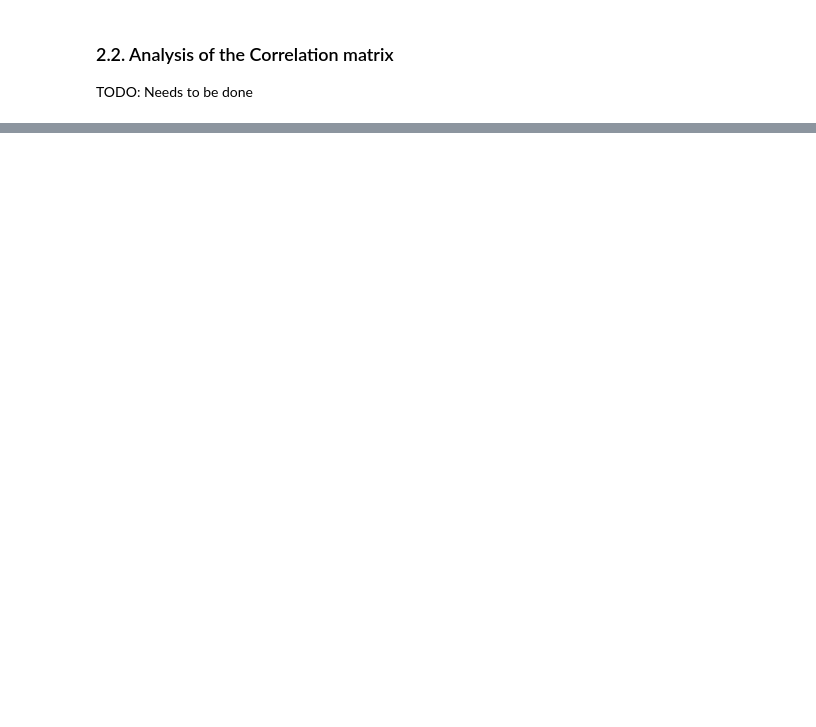
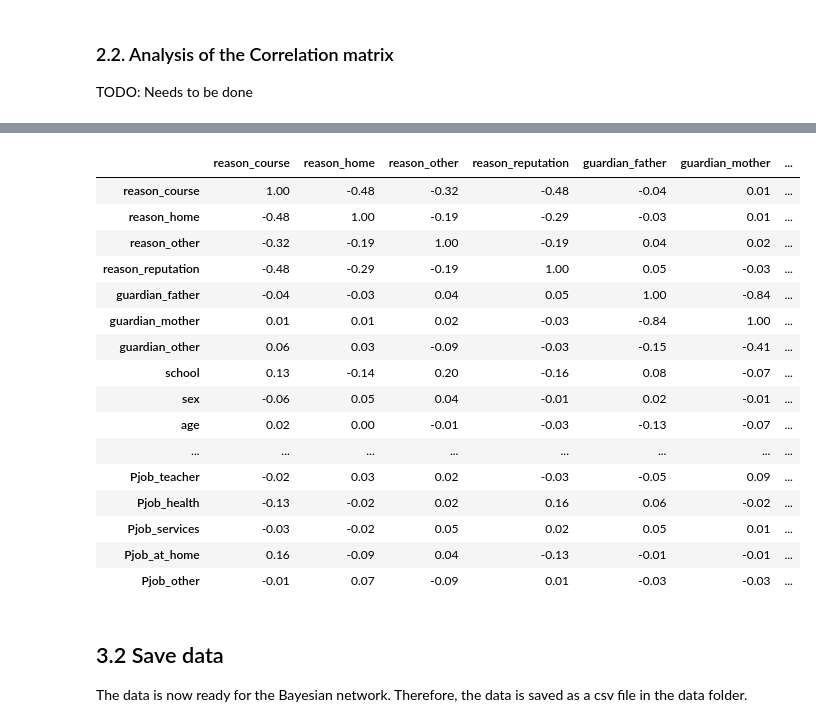
Before and after one commit to Super-T02/ki-bayesian-networks, a Jupyter notebook: src/analyse-data.ipynb, the cells around one changed output, grey strips where cells are left out. Drawn from its saved outputs; the diff is of its cells as text; code cells hidden in the pictures; blank space fills up the shorter version.

```diff
--- a/src/analyse-data.ipynb
+++ b/src/analyse-data.ipynb
@@ -253,0 +275,33 @@ TODO: Needs to be done
+# %%
+merged = numerical_data.copy()
+
+def merge(df: pd.DataFrame) -> pd.DataFrame:
+    # Support
+    df['sup'] = df.apply(lambda row: row[['schoolsup', 'famsup', 'paid']].sum(), axis=1)
+    df = df.drop(['schoolsup', 'famsup', 'paid'], axis=1)
+
+    # Alcohol
+    df['alc'] = df[['Walc', 'Dalc']].median(axis=1).round(0)
+    df = df.drop(['Walc', 'Dalc'], axis=1)
+
+    # Social
+    df['social'] = df[['goout', 'freetime']].median(axis=1).round(0)
+    df = df.drop(['goout', 'freetime'], axis=1)
+
+    # Parent education
+    df['Pedu'] = df[['Medu', 'Fedu']].median(axis=1).round(0)
+    df = df.drop(['Medu', 'Fedu'], axis=1)
+
+    # Jobs
+    df['Pjob_teacher'] = df.apply(lambda row: 1. if row['Mjob_teacher'] == 1 or row['Fjob_teacher'] == 1 else 0., axis=1)
+    df['Pjob_health'] = df.apply(lambda row: 1. if row['Mjob_health'] == 1 or row['Fjob_health'] == 1 else 0., axis=1)
+    df['Pjob_services'] = df.apply(lambda row: 1. if row['Mjob_services'] == 1 or row['Fjob_services'] == 1 else 0., axis=1)
+    df['Pjob_at_home'] = df.apply(lambda row: 1. if row['Mjob_at_home'] == 1 or row['Fjob_at_home'] == 1 else 0., axis=1)
+    df['Pjob_other'] = df.apply(lambda row: 1. if row['Mjob_other'] == 1 or row['Fjob_other'] == 1 else 0., axis=1)
+    df = df.drop(['Mjob_teacher', 'Fjob_teacher', 'Mjob_health', 'Fjob_health', 'Mjob_services', 'Fjob_services', 'Mjob_at_home', 'Fjob_at_home', 'Mjob_other', 'Fjob_other'], axis=1)
+
+    return df
+
+merged = merge(merged.copy())
+
+merged.head()
@@ -253,0 +358,26 @@ TODO: Needs to be done
+# %%
+corr_styled = merged.corr().style.background_gradient(cmap='RdYlGn', axis=None).set_precision(2)
+# dfi.export(corr_styled, DOC_PATH + "correlation-matrix-merged.png", max_cols=-1)
+# corr_styled.to_excel(DOC_PATH + "correlation-matrix-merged.xlsx")
+corr_styled
+# %% [output]
+|  | reason_course | reason_home | reason_other | reason_reputation | guardian_father | guardian_mother | ... |
+| reason_course | 1.00 | -0.48 | -0.32 | -0.48 | -0.04 | 0.01 | ... |
+| reason_home | -0.48 | 1.00 | -0.19 | -0.29 | -0.03 | 0.01 | ... |
+| reason_other | -0.32 | -0.19 | 1.00 | -0.19 | 0.04 | 0.02 | ... |
+| reason_reputation | -0.48 | -0.29 | -0.19 | 1.00 | 0.05 | -0.03 | ... |
+| guardian_father | -0.04 | -0.03 | 0.04 | 0.05 | 1.00 | -0.84 | ... |
+| guardian_mother | 0.01 | 0.01 | 0.02 | -0.03 | -0.84 | 1.00 | ... |
+| guardian_other | 0.06 | 0.03 | -0.09 | -0.03 | -0.15 | -0.41 | ... |
+| school | 0.13 | -0.14 | 0.20 | -0.16 | 0.08 | -0.07 | ... |
+| sex | -0.06 | 0.05 | 0.04 | -0.01 | 0.02 | -0.01 | ... |
+| age | 0.02 | 0.00 | -0.01 | -0.03 | -0.13 | -0.07 | ... |
+| ... | ... | ... | ... | ... | ... | ... | ... |
+| Pjob_teacher | -0.02 | 0.03 | 0.02 | -0.03 | -0.05 | 0.09 | ... |
+| Pjob_health | -0.13 | -0.02 | 0.02 | 0.16 | 0.06 | -0.02 | ... |
+| Pjob_services | -0.03 | -0.02 | 0.05 | 0.02 | 0.05 | 0.01 | ... |
+| Pjob_at_home | 0.16 | -0.09 | 0.04 | -0.13 | -0.01 | -0.01 | ... |
+| Pjob_other | -0.01 | 0.07 | -0.09 | 0.01 | -0.03 | -0.03 | ... |
+# %% [markdown]
+## 3.2 Save data
+The data is now ready for the Bayesian network. Therefore, the data is saved as a csv file in the data folder.
```
Also changed, not shown: parts of 12 cells of this notebook, 8 other files.
